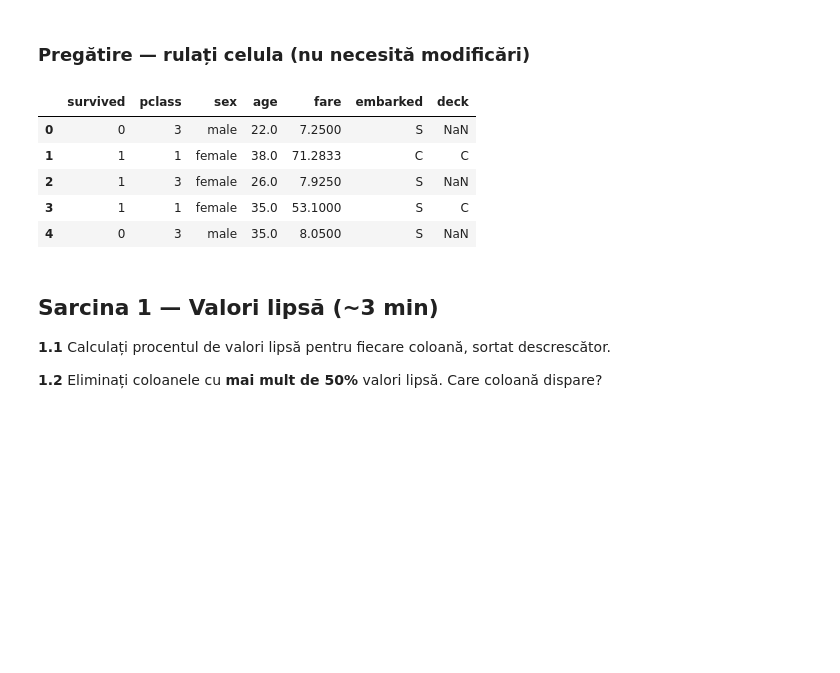
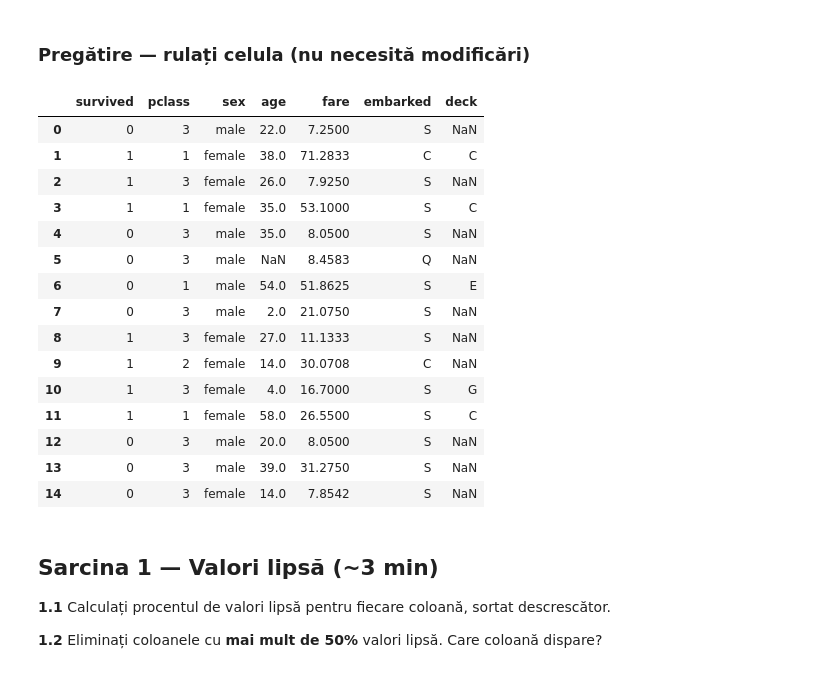
Before and after one commit to daniela-gudumac/ML-Seminar-GudumacDaniela, a Jupyter notebook: Tema_Laborator_3_ML.ipynb, the cells around one changed output. Cells and saved outputs as stored; diff of their text form; code cells hidden in the pictures; blank space fills up the shorter version.

```diff
--- a/Tema_Laborator_3_ML.ipynb
+++ b/Tema_Laborator_3_ML.ipynb
@@ -19,22 +19,32 @@ Aplicați tehnicile din LP3 pe un set de date nou: **Titanic** — informații d
 # %%
 import numpy as np
 import pandas as pd
 import matplotlib.pyplot as plt
 import seaborn as sns
 from sklearn.preprocessing import StandardScaler
 import warnings
 warnings.filterwarnings('ignore')
 
 titanic = sns.load_dataset('titanic')
 df = titanic[['survived', 'pclass', 'sex', 'age', 'fare', 'embarked', 'deck']].copy()
-df.head()
+df.head(15)
 # %% [output]
 |  | survived | pclass | sex | age | fare | embarked | deck |
 | 0 | 0 | 3 | male | 22.0 | 7.2500 | S | NaN |
 | 1 | 1 | 1 | female | 38.0 | 71.2833 | C | C |
 | 2 | 1 | 3 | female | 26.0 | 7.9250 | S | NaN |
 | 3 | 1 | 1 | female | 35.0 | 53.1000 | S | C |
 | 4 | 0 | 3 | male | 35.0 | 8.0500 | S | NaN |
+| 5 | 0 | 3 | male | NaN | 8.4583 | Q | NaN |
+| 6 | 0 | 1 | male | 54.0 | 51.8625 | S | E |
+| 7 | 0 | 3 | male | 2.0 | 21.0750 | S | NaN |
+| 8 | 1 | 3 | female | 27.0 | 11.1333 | S | NaN |
+| 9 | 1 | 2 | female | 14.0 | 30.0708 | C | NaN |
+| 10 | 1 | 3 | female | 4.0 | 16.7000 | S | G |
+| 11 | 1 | 1 | female | 58.0 | 26.5500 | S | C |
+| 12 | 0 | 3 | male | 20.0 | 8.0500 | S | NaN |
+| 13 | 0 | 3 | male | 39.0 | 31.2750 | S | NaN |
+| 14 | 0 | 3 | female | 14.0 | 7.8542 | S | NaN |
 # %% [markdown]
 ## Sarcina 1 — Valori lipsă (~3 min)
 
```
Also changed, not shown: parts of 6 cells of this notebook.
